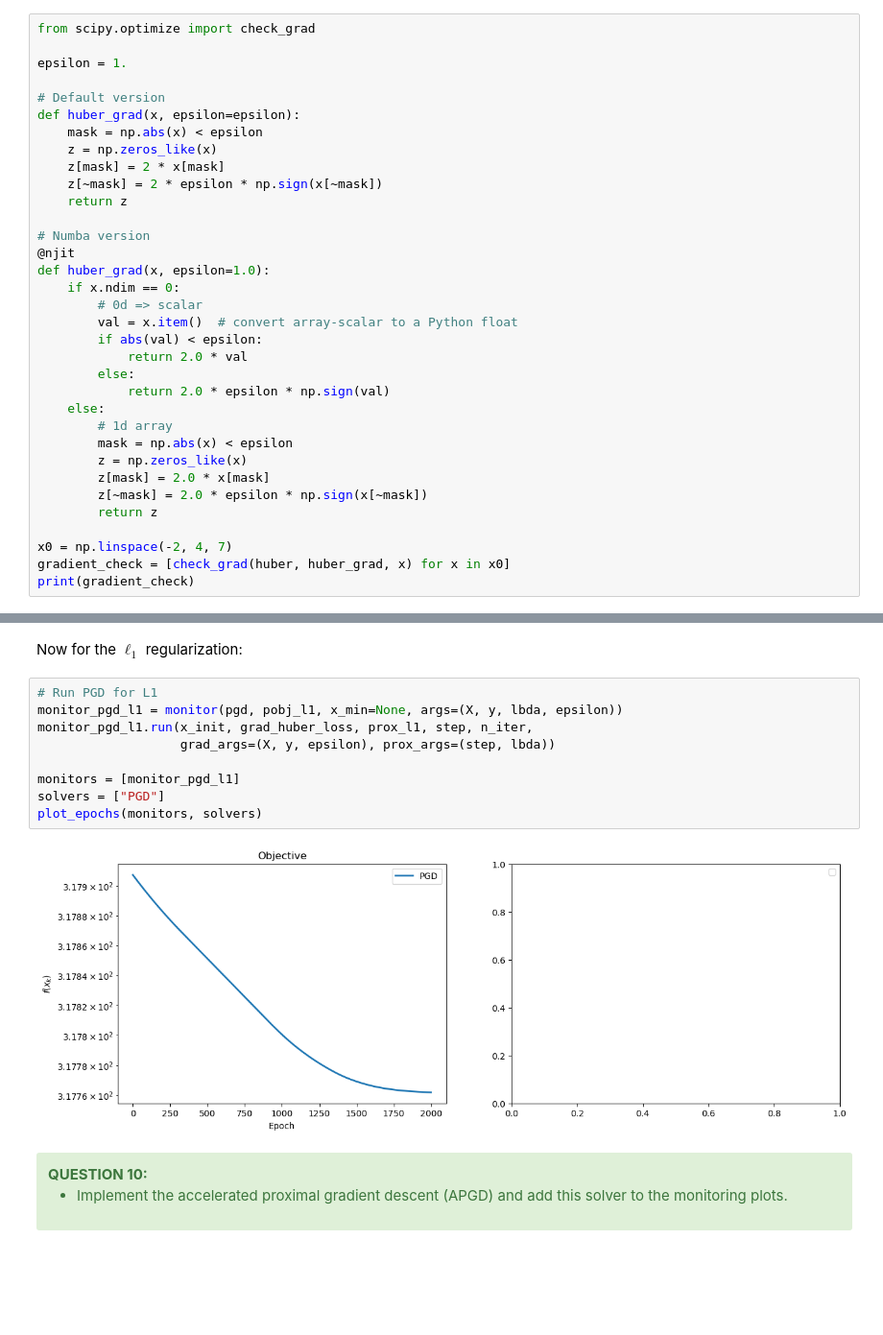
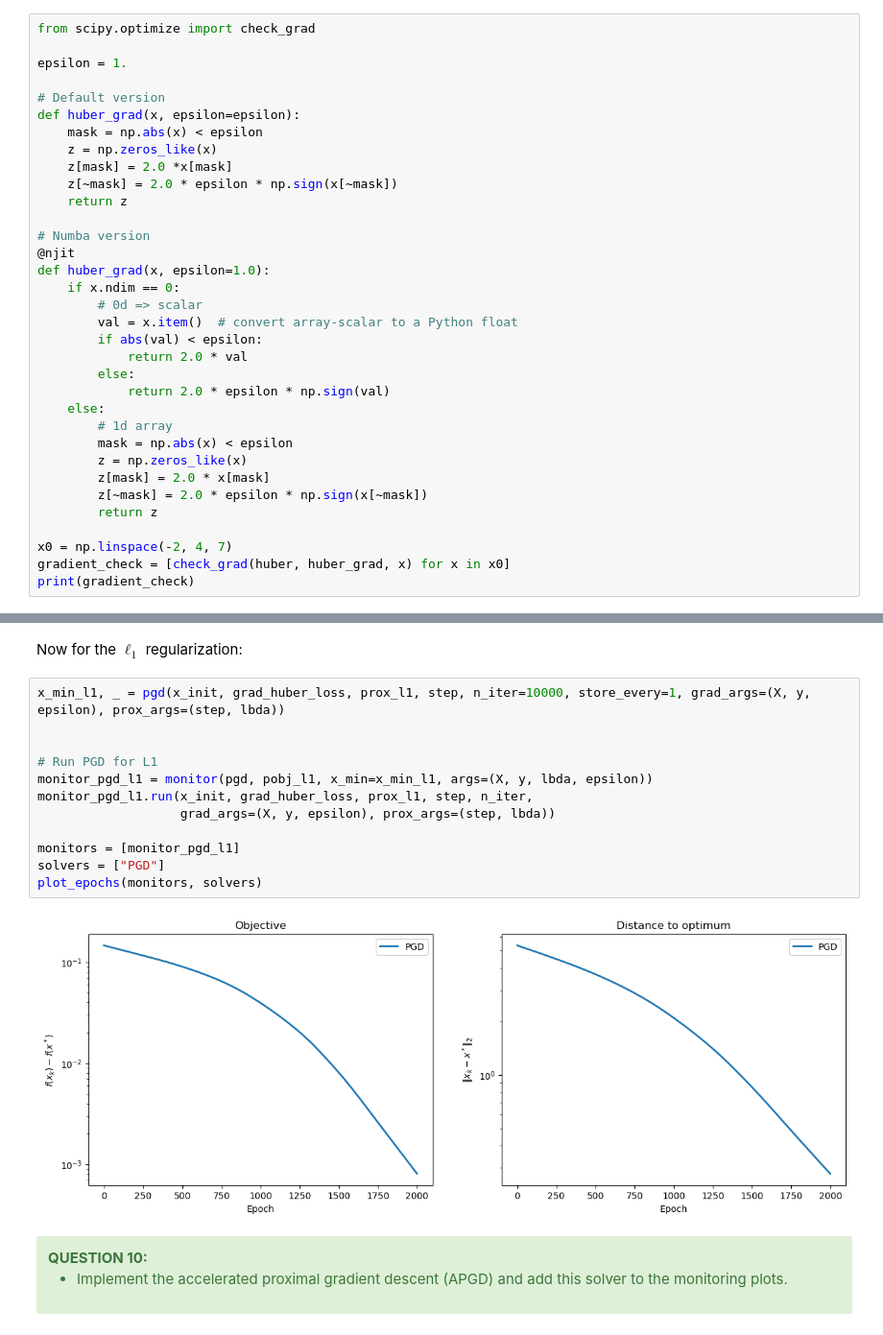
Before and after one commit to sol-dnn/robust_regression_optimization, a Jupyter notebook: project_m2_optim_data_science_2024-2025_huber.ipynb, the cells around one changed output, grey strips where cells are left out. Shown at 96% size. Cells and saved outputs as stored; diff of their text form; blank space fills up the shorter version.

```diff
--- a/project_m2_optim_data_science_2024-2025_huber.ipynb
+++ b/project_m2_optim_data_science_2024-2025_huber.ipynb
@@ -449,8 +449,8 @@ epsilon = 1.
 def huber_grad(x, epsilon=epsilon):
     mask = np.abs(x) < epsilon
     z = np.zeros_like(x)
-    z[mask] = 2 * x[mask]
-    z[~mask] = 2 * epsilon * np.sign(x[~mask])
+    z[mask] = 2.0 *x[mask]
+    z[~mask] = 2.0 * epsilon * np.sign(x[~mask])
     return z
 
 # Numba version
@@ -798,16 +799,19 @@ plot_epochs(monitors, solvers)
 # %% [markdown]
 Now for the $\ell_1$ regularization:
 # %%
+x_min_l1, _ = pgd(x_init, grad_huber_loss, prox_l1, step, n_iter=10000, store_every=1, grad_args=(X, y, epsilon), prox_args=(step, lbda))
+
+
 # Run PGD for L1
-monitor_pgd_l1 = monitor(pgd, pobj_l1, x_min=None, args=(X, y, lbda, epsilon))
+monitor_pgd_l1 = monitor(pgd, pobj_l1, x_min=x_min_l1, args=(X, y, lbda, epsilon))
 monitor_pgd_l1.run(x_init, grad_huber_loss, prox_l1, step, n_iter,
                    grad_args=(X, y, epsilon), prox_args=(step, lbda))
 
 monitors = [monitor_pgd_l1]
 solvers = ["PGD"]
 plot_epochs(monitors, solvers)
 # %% [output]
-[figure, old version]
+[figure, new version]
 # %% [markdown]
 <div class="alert alert-success">
     <b>QUESTION 10:</b>
```
Also changed, not shown: parts of 13 cells of this notebook.
